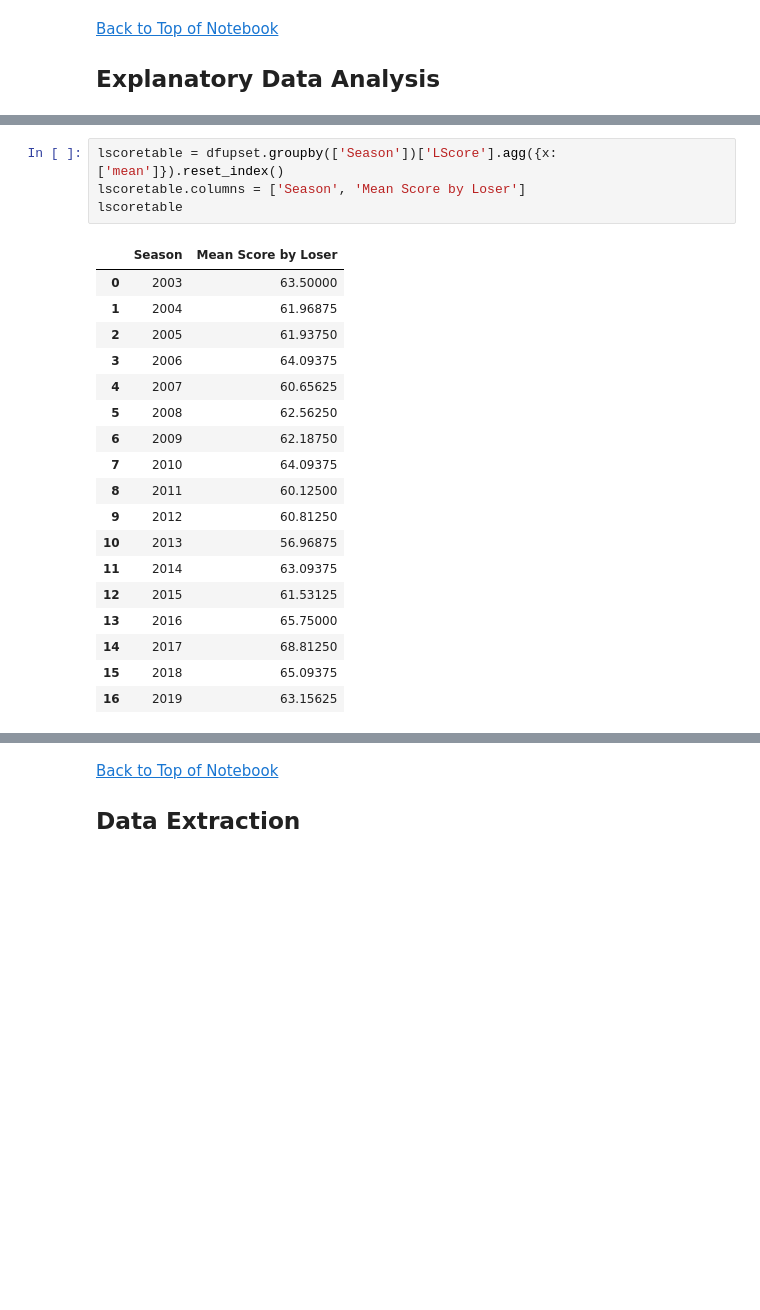
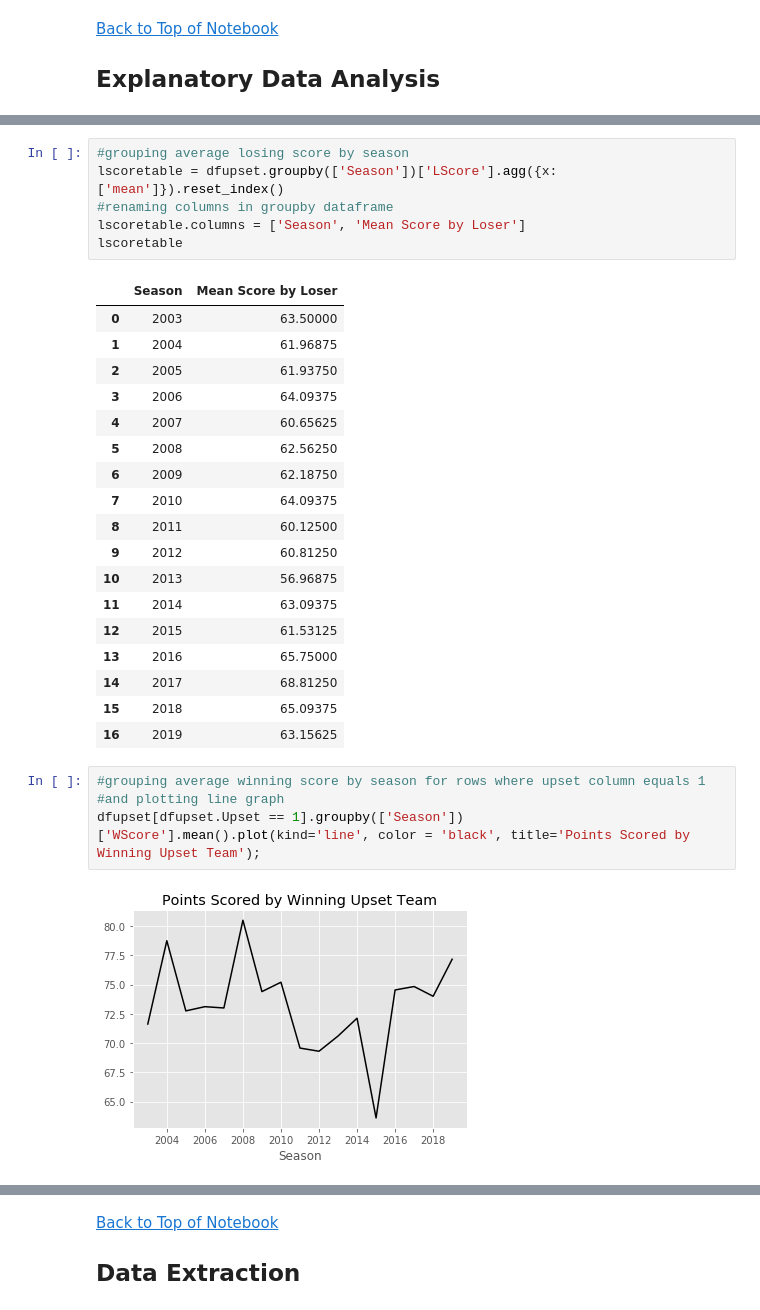
Before and after one commit to ajain1017/dsc-mod-5-project-online-ds-pt-081219, a Jupyter notebook: project_files/index.ipynb, the cells around one changed output, grey strips where cells are left out. Cells and saved outputs as stored; diff of their text form; blank space fills up the shorter version.

```diff
--- a/project_files/index.ipynb
+++ b/project_files/index.ipynb
@@ -183,5 +251,7 @@ dfupset.groupby(['Season'])['LScore'].mean().plot(kind='line', color = 'black',
 # %%
+#grouping average losing score by season
 lscoretable = dfupset.groupby(['Season'])['LScore'].agg({x:['mean']}).reset_index()
+#renaming columns in groupby dataframe
 lscoretable.columns = ['Season', 'Mean Score by Loser']
 lscoretable
 # %% [output]
@@ -203,3 +273,9 @@ lscoretable
 | 14 | 2017 | 68.81250 |
 | 15 | 2018 | 65.09375 |
 | 16 | 2019 | 63.15625 |
+# %%
+#grouping average winning score by season for rows where upset column equals 1
+#and plotting line graph
+dfupset[dfupset.Upset == 1].groupby(['Season'])['WScore'].mean().plot(kind='line', color = 'black', title='Points Scored by Winning Upset Team');
+# %% [output]
+[figure, added]
```
Also changed, not shown: parts of 167 cells of this notebook, 6 other files.
